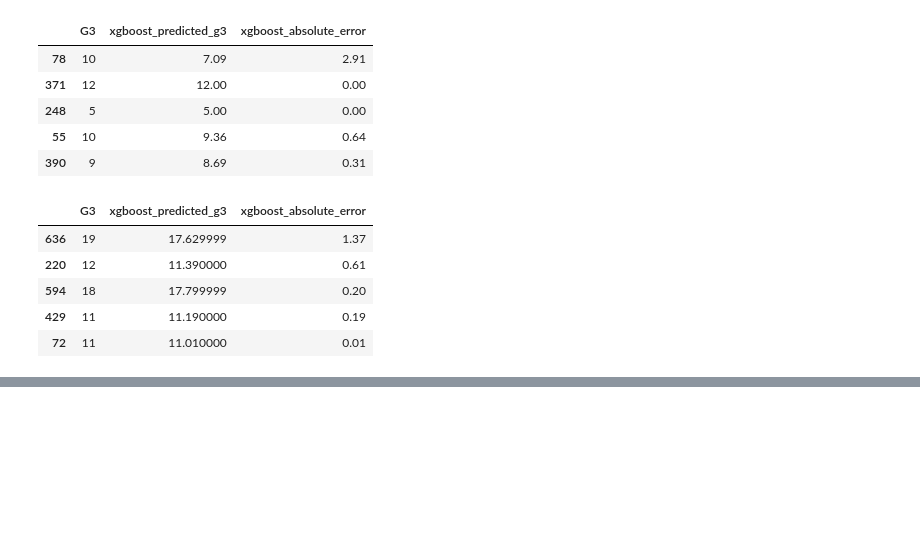
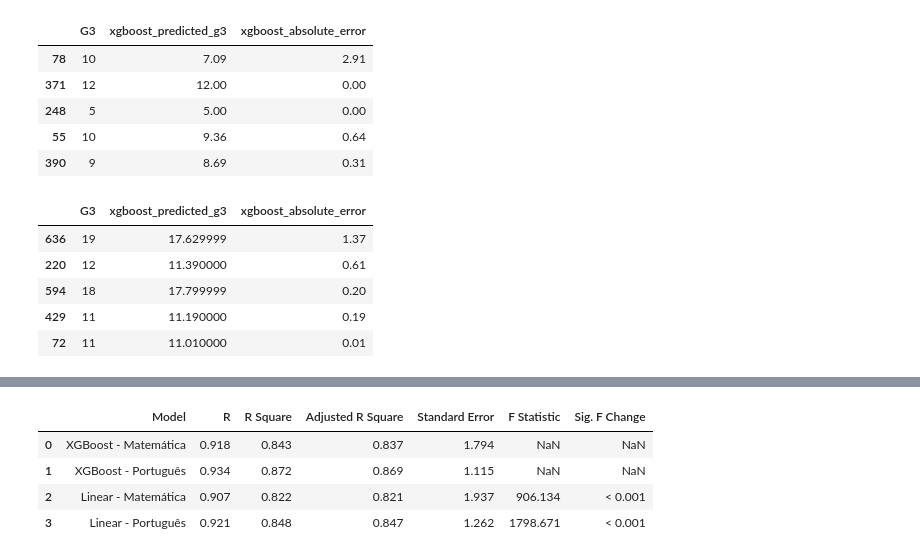
Before and after one commit to BrunTitoWars/TopAvanIA, a Jupyter notebook: Notebook.ipynb, the cells around one changed output, grey strips where cells are left out. Cells and saved outputs as stored; diff of their text form; code cells hidden in the pictures; blank space fills up the shorter version.

```diff
--- a/Notebook.ipynb
+++ b/Notebook.ipynb
@@ -130,9 +132,9 @@ def train_model(y_column, x_columns, data):
     model = sm.OLS(y, X).fit()
     return model
 
-g3_mat_model = train_model("G3", ["G1", "G2"], database_mat)
+rl_mat_model = train_model("G3", ["G1", "G2"], database_mat)
 
-g3_por_model = train_model("G3", ["G1", "G2"], database_por)
+rl_por_model = train_model("G3", ["G1", "G2"], database_por)
 # %% [markdown]
 ### Paper's table 4: Multiple regression adjustment model
 # %%
@@ -406,0 +409,54 @@ display(stats_table_por)
+# %%
+def generate_model_line(model_name, model):
+    r_squared = model.rsquared
+    adj_r_squared = model.rsquared_adj
+    r = r_squared**0.5
+    std_error = model.mse_resid**0.5
+    f_stat = model.fvalue
+    f_pvalue = model.f_pvalue
+
+    return {
+        "Model": model_name,
+        "R": round(r, 3),
+        "R Square": round(r_squared, 3),
+        "Adjusted R Square": round(adj_r_squared, 3),
+        "Standard Error": round(std_error, 3),
+        "F Statistic": round(f_stat, 3),
+        "Sig. F Change": f_pvalue if f_pvalue >= 0.001 else "< 0.001"
+    }
+
+def generate_model_line_XGB(model_name, model, X_test, y_test):
+    y_pred = model.predict(X_test)
+
+    r_squared = r2_score(y_test, y_pred)
+
+    n = X_test.shape[0]
+    p = X_test.shape[1]
+    adj_r_squared = 1 - (1 - r_squared) * (n - 1) / (n - p - 1)
+
+    mse_resid = mean_squared_error(y_test, y_pred)
+    std_error = np.sqrt(mse_resid)
+
+    return {
+        "Model": model_name,
+        "R": round(np.sqrt(r_squared), 3),
+        "R Square": round(r_squared, 3),
+        "Adjusted R Square": round(adj_r_squared, 3),
+        "Standard Error": round(std_error, 3),
+    }
+
+lines = [
+    generate_model_line_XGB("XGBoost - Matemática", xgb_model_mat, X_mat_test, y_mat_test),
+    generate_model_line_XGB("XGBoost - Português", xgb_model_por, X_por_test, y_por_test),
+    generate_model_line("Linear - Matemática", rl_mat_model),
+    generate_model_line("Linear - Português", rl_por_model)
+]
+
+regression_table = pd.DataFrame(lines)
+display(regression_table)
+# %% [output]
+|  | Model | R | R Square | Adjusted R Square | Standard Error | F Statistic | Sig. F Change |
+| 0 | XGBoost - Matemática | 0.918 | 0.843 | 0.837 | 1.794 | NaN | NaN |
+| 1 | XGBoost - Português | 0.934 | 0.872 | 0.869 | 1.115 | NaN | NaN |
+| 2 | Linear - Matemática | 0.907 | 0.822 | 0.821 | 1.937 | 906.134 | < 0.001 |
+| 3 | Linear - Português | 0.921 | 0.848 | 0.847 | 1.262 | 1798.671 | < 0.001 |
```
Also changed, not shown: parts of 9 cells of this notebook, 1 other file.
